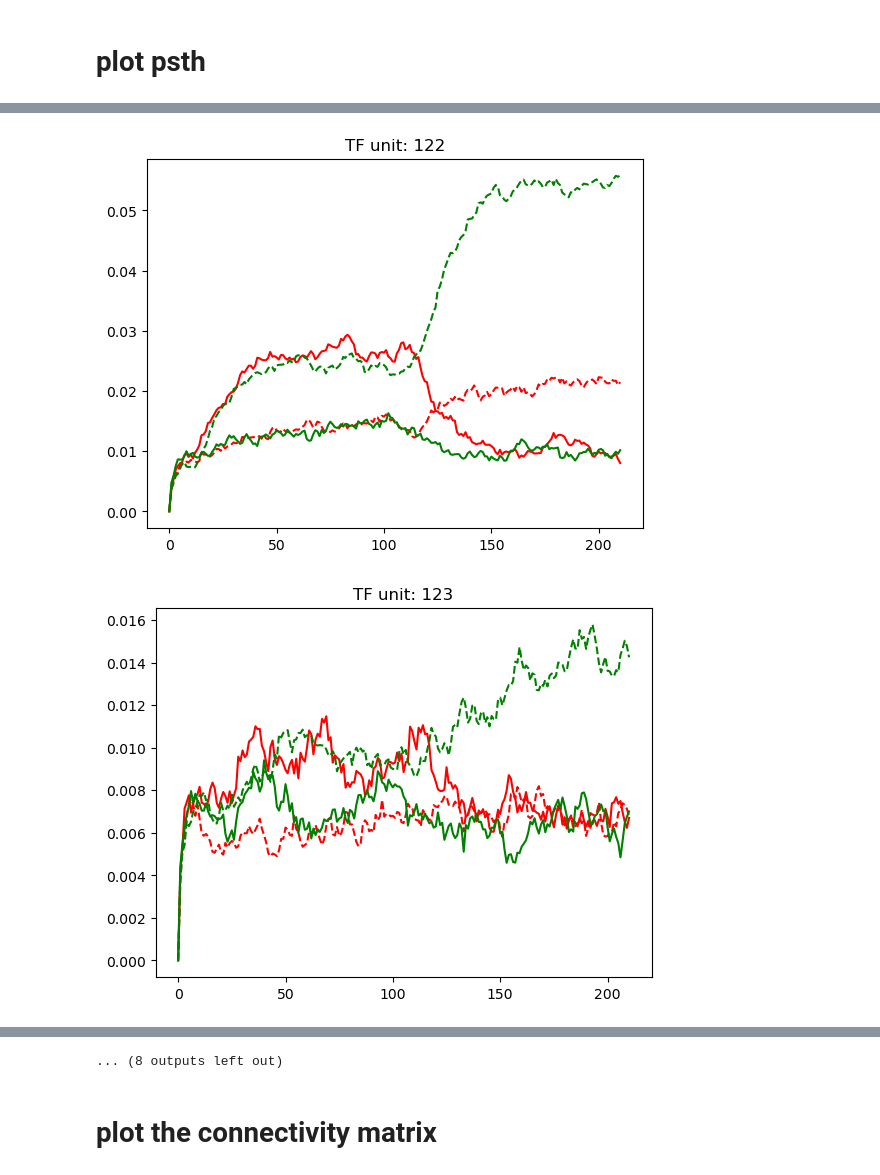
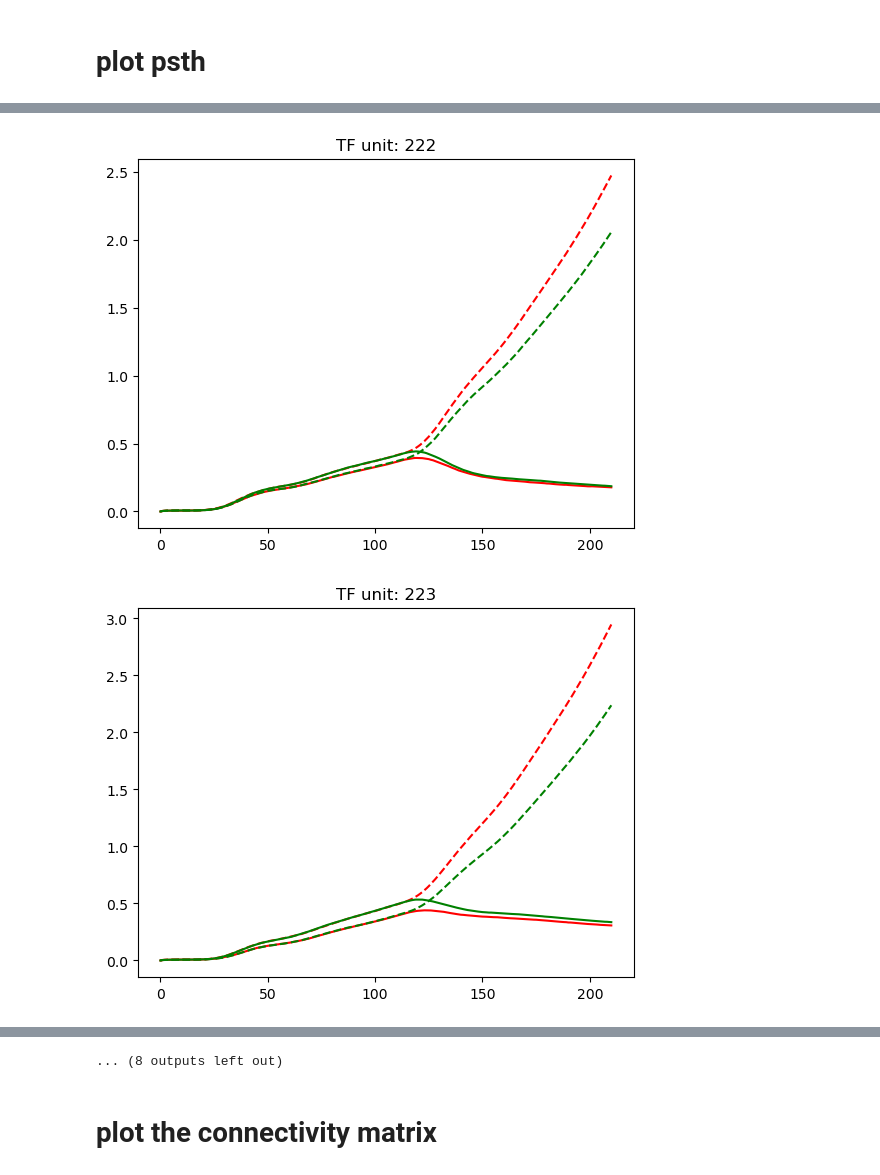
Before and after one commit to tianw6/lowrank_inference, a Jupyter notebook: notebooks/debug3Area.ipynb, the cells around one changed output, grey strips where cells are left out. Saved outputs shown, nothing was run; the diff lists cells and outputs as text; code cells hidden in the pictures.

```diff
--- a/notebooks/debug3Area.ipynb
+++ b/notebooks/debug3Area.ipynb
@@ -25,7 +25,7 @@ lr = 1e-3
 input_size = 3
 output_size = 1
 # %%
-x_train, y_train, mask_train, cohAll_train, x_val, y_val, mask_val, cohAll_val = TF.generate_checker_data(5000)
+x_train, y_train, mask_train, cohAll_train, x_val, y_val, mask_val, cohAll_val = TF.generate_checker_data(10000)
 # %%
 n = 8
 
@@ -170,17 +40,0 @@ tensor(-4.1098)
-# %%
-# after trained, recurrent connectivity are all zero
-# after trained, bias term will make test accuracy very low
-net.non_linearity = torch.relu
-net.out_non_linearity = torch.eye
-
-train(net, x_train, y_train, mask_train, n_epochs=10, lr=lr, batch_size=50,
-      mask_gradients = False, keep_best=True, cuda=True, early_stop=0.2, clip_gradient = 1)
-
-x_val, y_val, mask_val = map_device([x_val, y_val, mask_val], net)
-
-
-loss, acc, out, decisions, target_decisions, traj = TF.test_checker(net, x_val, y_val, mask_val)
-print(f'loss={loss:.3f}, acc={acc:.3f}')
-
-# save the model
-# torch.save(net.state_dict(), f'../models/TF{size}.pt')
@@ -201,0 +196,21 @@ loss=0.333, acc=0.933
+# %%
+
+net = FullRankRNN(3, size, 1, noise_std, alpha, train_wi=True, train_wo = True, train_h0=True,
+                  wrec_mask = wrec_mask, wi_mask = wi_mask, wo_mask = wo_mask,
+                 b_init = None, add_biases = False)
+
+# after trained, recurrent connectivity are all zero
+# after trained, bias term will make test accuracy very low
+net.non_linearity = torch.relu
+net.out_non_linearity = torch.relu
+
+# net.out_non_linearity = torch.eye
+
+train(net, x_train, y_train, mask_train, n_epochs=20, lr=lr, batch_size=100,
+      mask_gradients = False, keep_best=True, cuda=True, early_stop=0.2, clip_gradient = 1)
+
+x_val, y_val, mask_val = map_device([x_val, y_val, mask_val], net)
+
+
+loss, acc, out, decisions, target_decisions, traj = TF.test_checker(net, x_val, y_val, mask_val)
+print(f'loss={loss:.3f}, acc={acc:.3f}')
@@ -255,7 +286,7 @@ tfRR = traj1[np.logical_and(decisions1 == 1, cohAll_val > 0),:,:]
 tfGL = traj1[np.logical_and(decisions1 == -1, cohAll_val < 0),:,:]
 tfGR = traj1[np.logical_and(decisions1 == 1, cohAll_val < 0),:,:]
 # %%
-for n in range(120, 140):
+for n in range(220, 240):
     plt.figure()
     plt.plot(np.mean(tfRL,axis = 0)[:,n], 'r-')
     plt.plot(np.mean(tfRR,axis = 0)[:,n], 'r--')
@@ -268,2 +299,2 @@ for n in range(120, 140):
-[figure, old version]
+[figure, new version]
-[figure, old version]
+[figure, new version]
```
Also changed, not shown: parts of 23 cells of this notebook, 4 other files.
